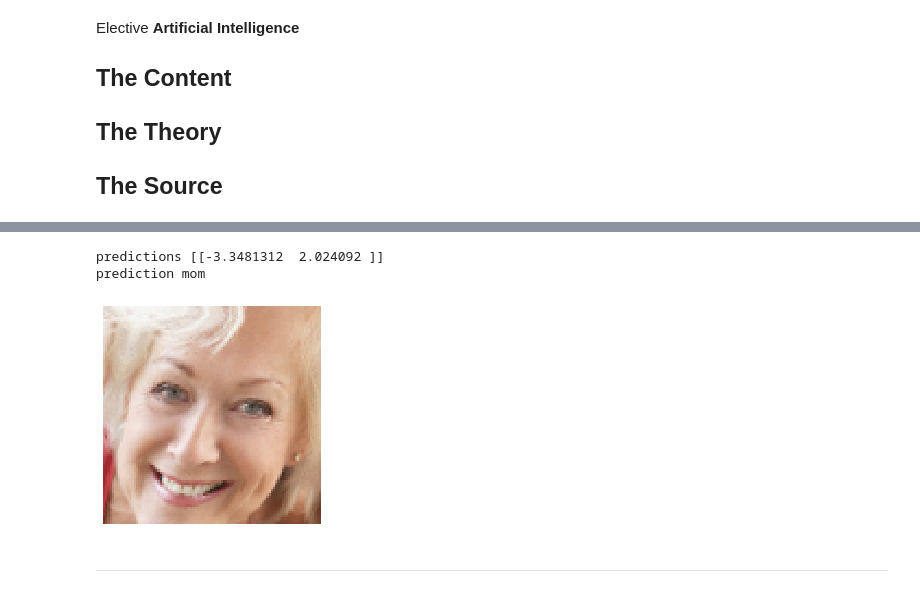
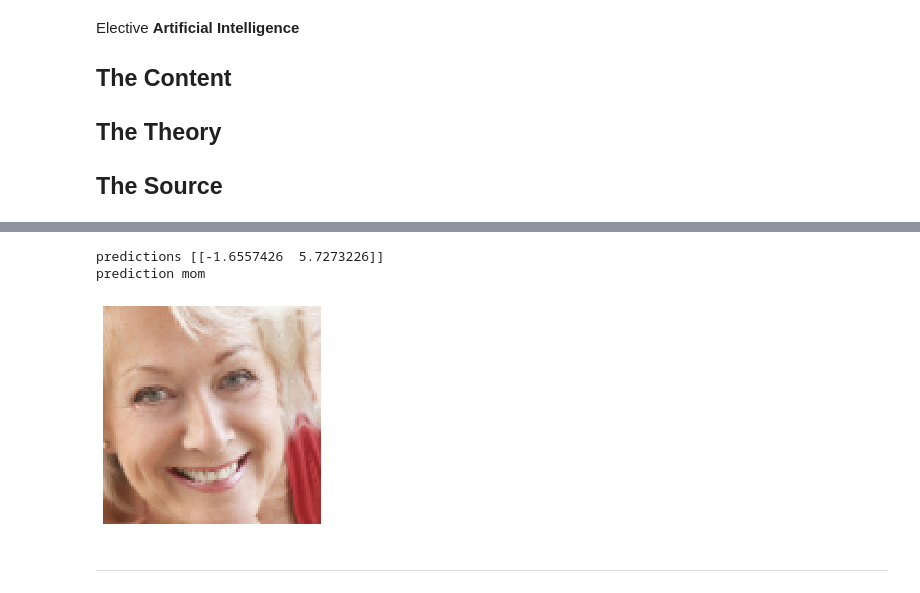
Before and after one commit to BA-Software-Development-Ed/ai-exam-project, a Jupyter notebook: src/notebooks/FaceRecognizer.ipynb, the cells around one changed output, grey strips where cells are left out. Drawn from its saved outputs; the diff is of its cells as text; code cells hidden in the pictures.

```diff
--- a/src/notebooks/FaceRecognizer.ipynb
+++ b/src/notebooks/FaceRecognizer.ipynb
@@ -27,12 +27,12 @@ from FaceDetector import FaceDetector
 from DataGenerator import DataGenerator
 from Utilities import Displayer
 # %%
-classes = ['dad', 'mom']
+CLASSES = ['dad', 'mom']
 dad_path = '../data/face-data/PersonGroup/Family3-Man'
 mom_path = '../data/face-data/PersonGroup/Family3-Lady'
 
-(train_dad_data, test_dad_data) = DataGenerator.generate(dad_path, 150, label=0, test_size=.2)
-(train_mom_data, test_mom_data) = DataGenerator.generate(mom_path, 150, label=1, test_size=.2)
+(train_dad_data, test_dad_data) = DataGenerator.generate(dad_path, 100, label=0, test_size=.2)
+(train_mom_data, test_mom_data) = DataGenerator.generate(mom_path, 100, label=1, test_size=.2)
 
 (train_images, train_labels) = DataGenerator.merge_shuffle([train_dad_data, train_mom_data])
 (test_images, test_labels) = DataGenerator.merge_shuffle([test_dad_data, test_mom_data])
@@ -105,6 +105,6 @@ model.evaluate(test_images, test_labels, verbose=2)
 # %%
-# model.save('../models/sequential_model_acc96.h5')
-# model = tf.keras.models.load_model('../models/sequential_model.h5')
+# model.save('../models/sequential_model_acc96_optimized.h5')
+model = tf.keras.models.load_model('../models/sequential_model_acc96_fam3.h5')
 # %%
 # ...
 predictions = model.predict(test_images)
@@ -114,17 +114,17 @@ Displayer.conf_matrix(predictions, test_labels)
 # %%
-image_index = 30
+image_index = 80
 image = np.array([test_images[image_index]], dtype='float32')
 
 predictions = model.predict(image)
 prediction = np.argmax(predictions)
 
 print('predictions', predictions)
-print('prediction', classes[prediction])
+print('prediction', CLASSES[prediction])
 Displayer.image(test_images[image_index])
 # %% [output]
-predictions [[-3.3481312  2.024092 ]]
+predictions [[-1.6557426  5.7273226]]
 prediction mom
-[figure, old version]
+[figure, new version]
 # %% [markdown]
 ___
 # %%
```
Also changed, not shown: parts of 6 cells of this notebook, 2 other files.
